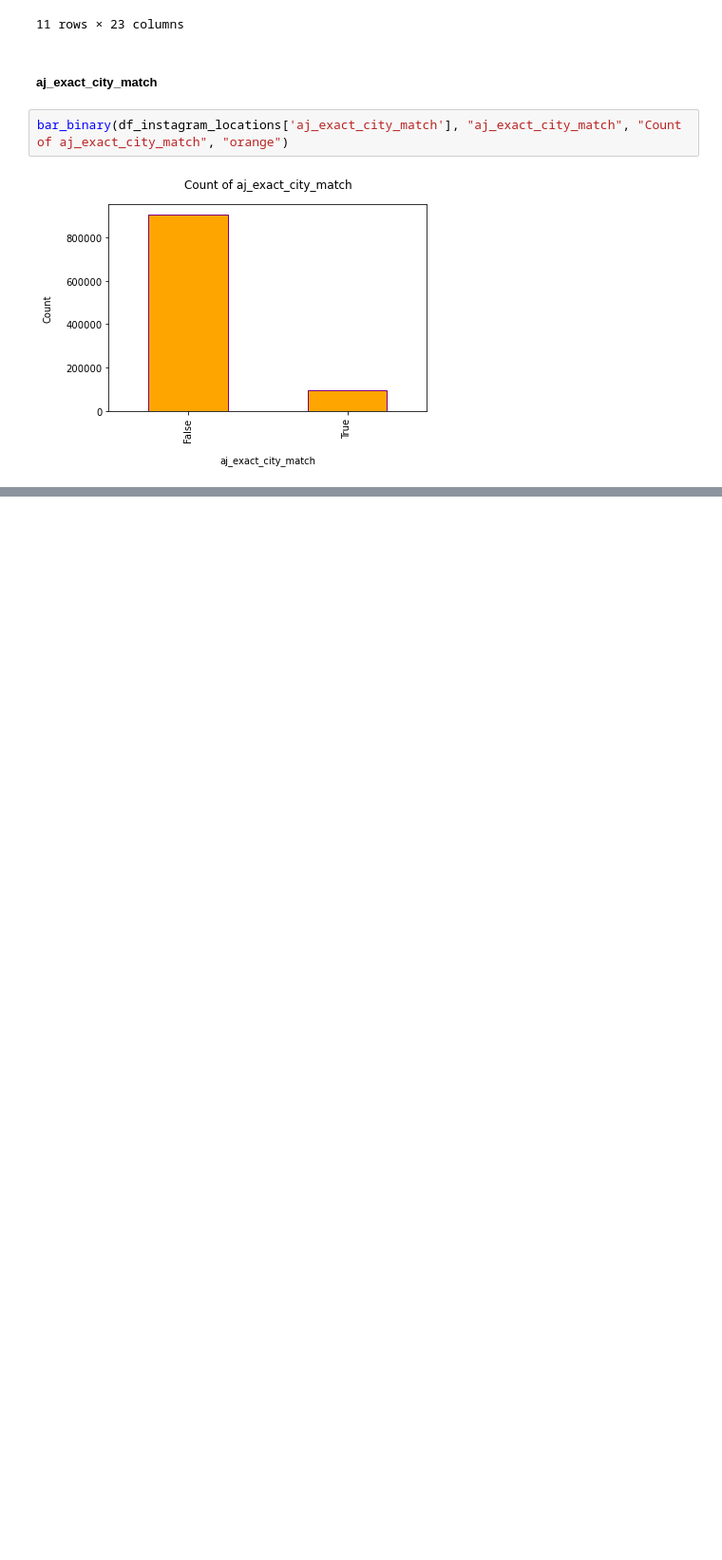
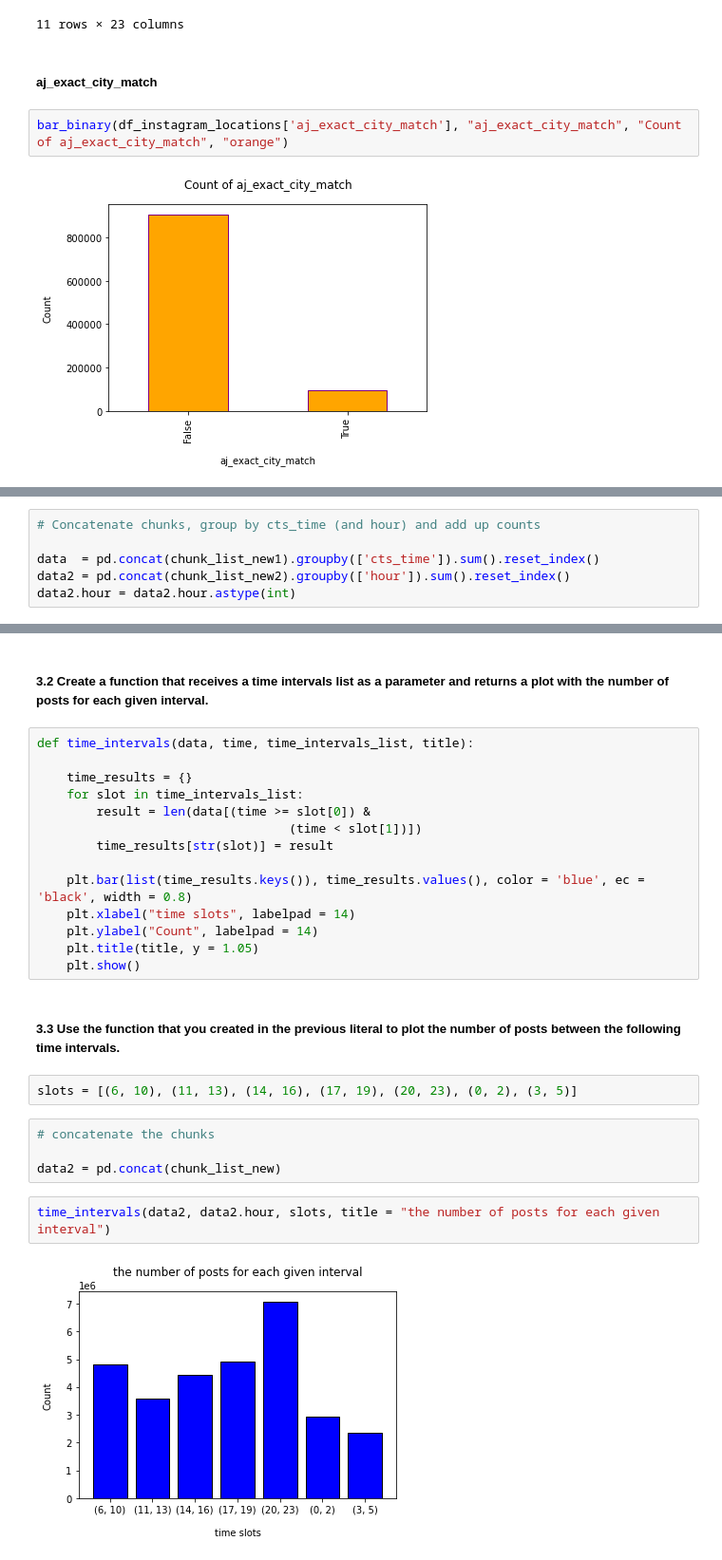
Before and after one commit to Iadiserniag/ADM-HW2, a Jupyter notebook: RQ_1.ipynb, the cells around one changed output, grey strips where cells are left out. Shown at 95% size. Drawn from its saved outputs; the diff is of its cells as text; blank space fills up the shorter version.

```diff
--- a/RQ_1.ipynb
+++ b/RQ_1.ipynb
@@ -480,0 +732,6 @@ bar_binary(df_instagram_locations['aj_exact_city_match'], "aj_exact_city_match",
+# %%
+# Concatenate chunks, group by cts_time (and hour) and add up counts
+
+data  = pd.concat(chunk_list_new1).groupby(['cts_time']).sum().reset_index()
+data2 = pd.concat(chunk_list_new2).groupby(['hour']).sum().reset_index()
+data2.hour = data2.hour.astype(int)
@@ -480,0 +776,28 @@ bar_binary(df_instagram_locations['aj_exact_city_match'], "aj_exact_city_match",
+# %% [markdown]
+##### 3.2 Create a function that receives a time intervals list as a parameter and returns a plot with the number of posts for each given interval.
+# %%
+def time_intervals(data, time, time_intervals_list, title):
+
+    time_results = {}
+    for slot in time_intervals_list:
+        result = len(data[(time >= slot[0]) &
+                                  (time < slot[1])])
+        time_results[str(slot)] = result
+
+    plt.bar(list(time_results.keys()), time_results.values(), color = 'blue', ec = 'black', width = 0.8)
+    plt.xlabel("time slots", labelpad = 14)
+    plt.ylabel("Count", labelpad = 14)
+    plt.title(title, y = 1.05)
+    plt.show()
+# %% [markdown]
+##### 3.3 Use the function that you created in the previous literal to plot the number of posts between the following time intervals.
+# %%
+slots = [(6, 10), (11, 13), (14, 16), (17, 19), (20, 23), (0, 2), (3, 5)]
+# %%
+# concatenate the chunks
+
+data2 = pd.concat(chunk_list_new)
+# %%
+time_intervals(data2, data2.hour, slots, title = "the number of posts for each given interval")
+# %% [output]
+[figure, added]
```
Also changed, not shown: parts of 53 cells of this notebook.
